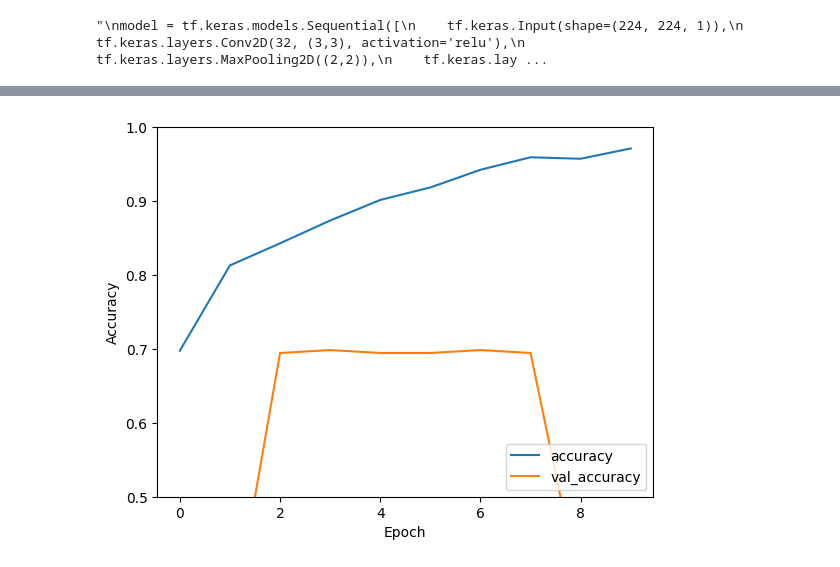
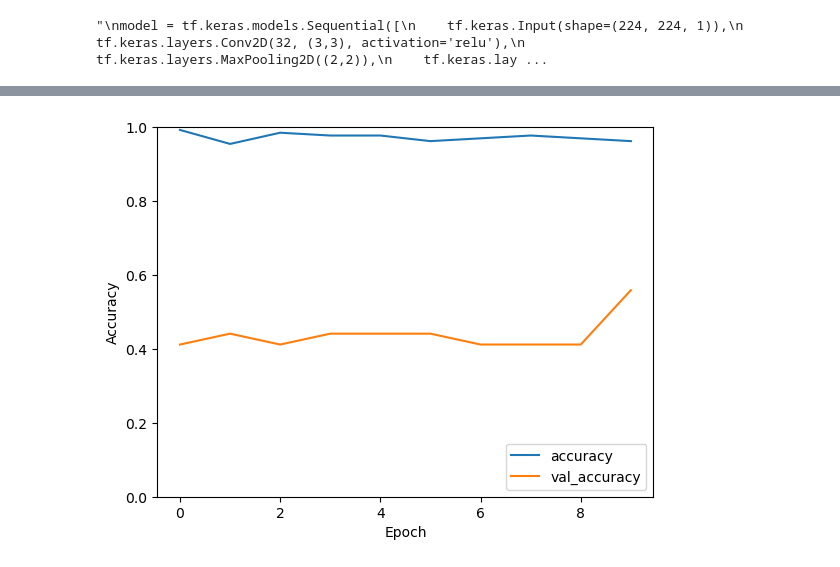
Before and after one commit to safarzadehsbeengood/cpsc483-project, a Jupyter notebook: modeling.ipynb, the cells around one changed output, grey strips where cells are left out. Cells and saved outputs as stored; diff of their text form; code cells hidden in the pictures.

```diff
--- a/modeling.ipynb
+++ b/modeling.ipynb
@@ -114,7 +99,7 @@ print(X_test.shape)
 # %%
 base_model = tf.keras.applications.EfficientNetB0(
     include_top=False,
-    weights="imagenet",
+    # weights="imagenet",
     input_shape=(224, 224, 3)
 )
 """
@@ -162,18 +123,18 @@ Model: "efficientnetb0"
 # %%
 inputs = tf.keras.Input(shape=(224, 224, 1))
-x = layers.Lambda(lambda x: tf.image.grayscale_to_rgb(x))(inputs)
+x = tf.keras.layers.Lambda(lambda x: tf.image.grayscale_to_rgb(x))(inputs)
 # EfficientNet backbone
 x = base_model(x, training=False)
 
 # classification head
-x = layers.GlobalAveragePooling2D()(x)
-x = layers.Dropout(0.3)(x)
-outputs = layers.Dense(1, activation="sigmoid")(x)
+x = tf.keras.layers.GlobalAveragePooling2D()(x)
+x = tf.keras.layers.Dropout(0.5)(x)
+outputs = tf.keras.layers.Dense(1, activation="sigmoid")(x)
 
 model = tf.keras.Model(inputs, outputs)
 # %%
 model.compile(
-    optimizer=tf.keras.optimizers.Adam(1e-4),
+    optimizer=tf.keras.optimizers.AdamW(1e-3),
     loss="binary_crossentropy",
     metrics=["accuracy"]
 )
@@ -182,7 +143,7 @@ history = model.fit(
     X_train, y_train,
     validation_data=(X_test, y_test),
     epochs=10,
-    batch_size=32
+    batch_size=32,
 )
 # %% [output]
 Epoch 1/10
@@ -210,7 +171,7 @@ plt.plot(history.history['accuracy'], label='accuracy')
 plt.plot(history.history['val_accuracy'], label = 'val_accuracy')
 plt.xlabel('Epoch')
 plt.ylabel('Accuracy')
-plt.ylim([0.5, 1])
+plt.ylim([0, 1])
 plt.legend(loc='lower right')
 
 test_loss, test_acc = model.evaluate(X_test,  y_test, verbose=2)
@@ -219,4 +180,4 @@ test_loss, test_acc = model.evaluate(X_test,  y_test, verbose=2)
-[figure, old version]
+[figure, new version]
 # %%
 
 counts = pd.Series(y_train).value_counts()
```
Also changed, not shown: parts of 11 cells of this notebook, 4 other files.
